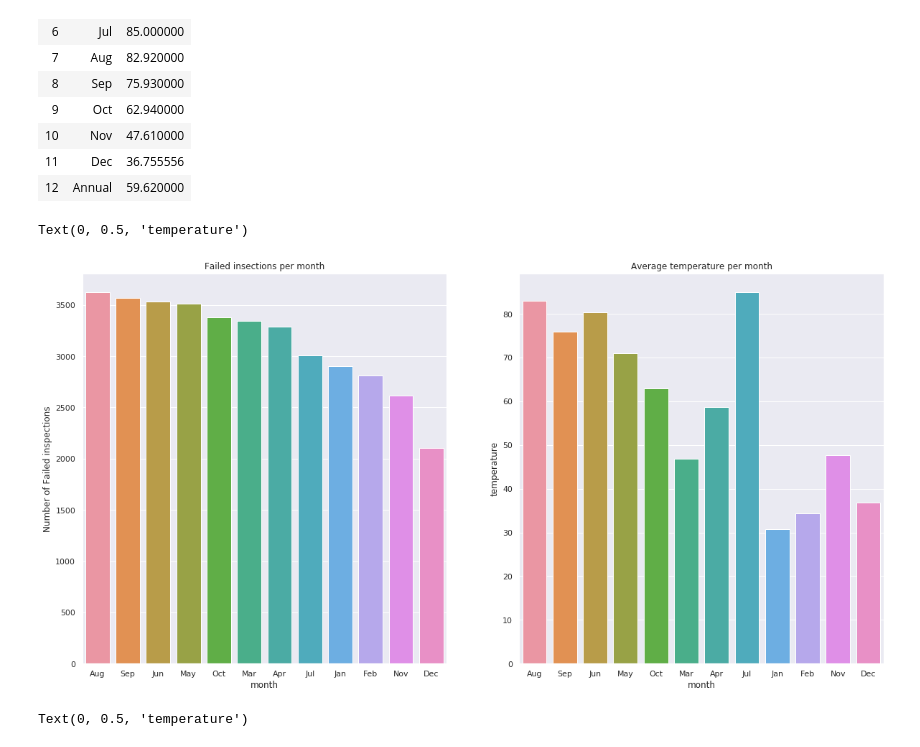
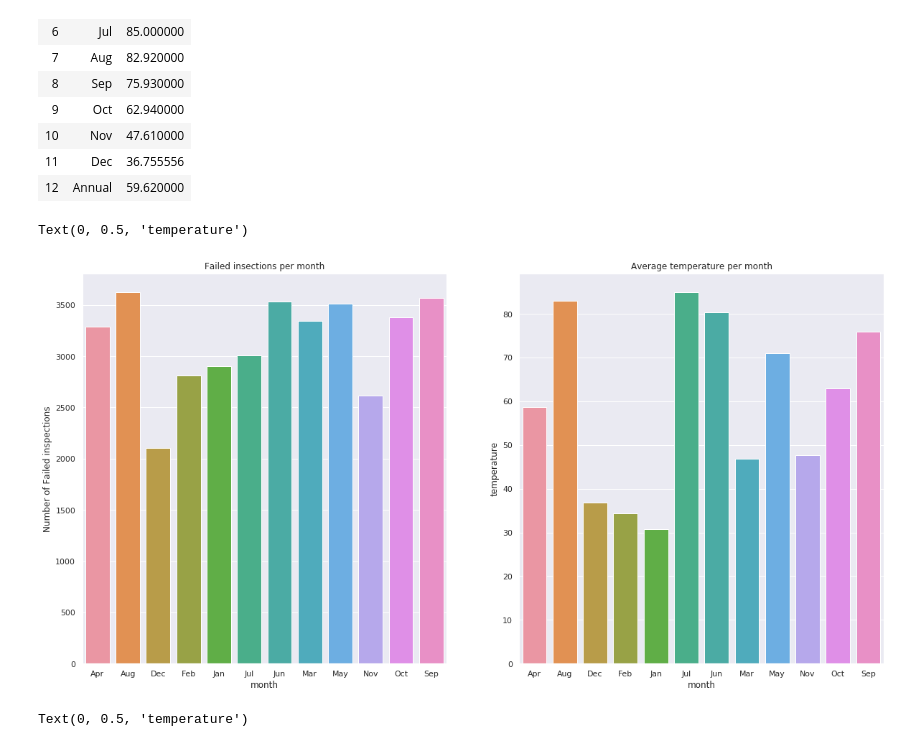
Before and after one commit to MNabegh/ADAknow, a Jupyter notebook: analysis.ipynb, the cells around one changed output. Saved outputs shown, nothing was run; the diff lists cells and outputs as text; code cells hidden in the pictures.

```diff
--- a/analysis.ipynb
+++ b/analysis.ipynb
@@ -1587,3 +1587,9 @@ create a model and see whether time of year information allows for a greater acc
 We start by analyzing how does the aforementioned factors impact the number and frequency of inspection failures.
 # %%
 chicago_df_noNan['inspection_date'] = pd.to_datetime(chicago_df_noNan['inspection_date'])
+# %%
+chicago_df_noNan['year'] = chicago_df_noNan['inspection_date'].apply(get_year)
+# %%
+chicago_df_noNan['month'] = chicago_df_noNan['inspection_date'].apply(get_month)
+# %%
+max_temp_df = pickle.load(open('./data/max_temp_df.pkl', 'rb'))
@@ -1590,3 +1599,5 @@ chicago_df_noNan['inspection_date'] = pd.to_datetime(chicago_df_noNan['inspectio
+# %%
+chicago_df_noNan['temp'] = chicago_df_noNan.apply(get_temp, axis=1)
 # %% [markdown]
 To answer this question we drive a new column for the season.
 # %%
@@ -1678,19 +1695,19 @@ means_temp.reset_index()
 # %%
 # Calculate the number of failed inspection each season
 grouped_fails_df = chicago_df_noNan[chicago_df_noNan['results'] == 'Fail']\
                                 .groupby('month',as_index=False)['zip']\
                                 .count()
 grouped_fails_df = grouped_fails_df.merge(means_temp, on='month')
 f, ax = plt.subplots(1, 2, figsize=(20, 10))
-sns.barplot(x='month', y='zip', data=grouped_fails_df.sort_values('zip', ascending=False), ax=ax[0])
+sns.barplot(x='month', y='zip', data=grouped_fails_df, ax=ax[0])
 ax[0].set_title('Failed insections per month')
 ax[0].set_ylabel('Number of Failed inspections')
-sns.barplot(x='month', y='temp', data=grouped_fails_df.sort_values('zip', ascending=False), ax=ax[1])
+sns.barplot(x='month', y='temp', data=grouped_fails_df, ax=ax[1])
 ax[1].set_title('Average temperature per month')
 ax[1].set_ylabel('temperature')
 # %% [output]
 Text(0, 0.5, 'temperature')
-[figure, old version]
+[figure, new version]
 # %%
 # Calculate the ratio of failed inspection each season
 grouped_df = chicago_df_noNan.groupby(['month'],as_index=False)['zip'].count()
```
Also changed, not shown: parts of 17 cells of this notebook, 7 other files.
